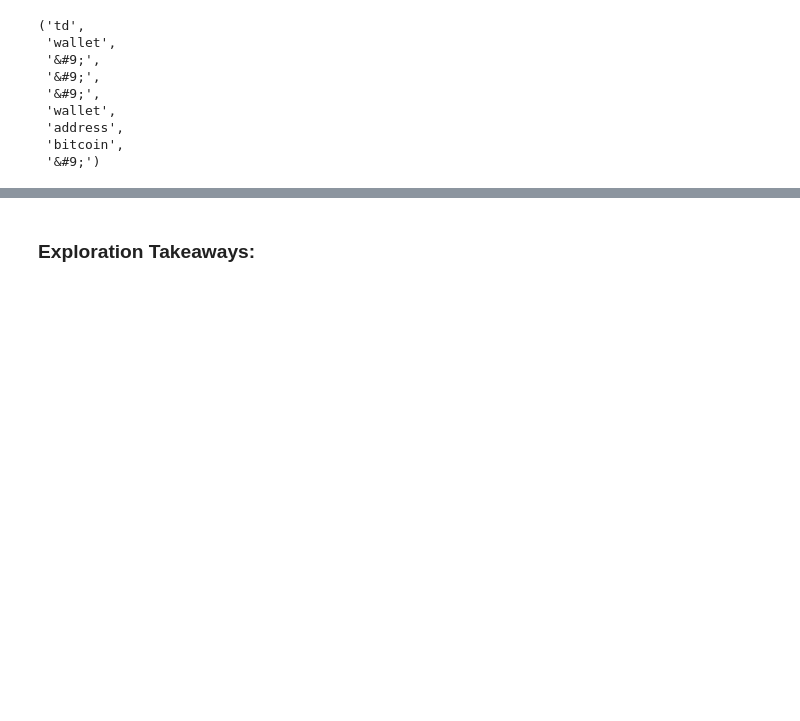
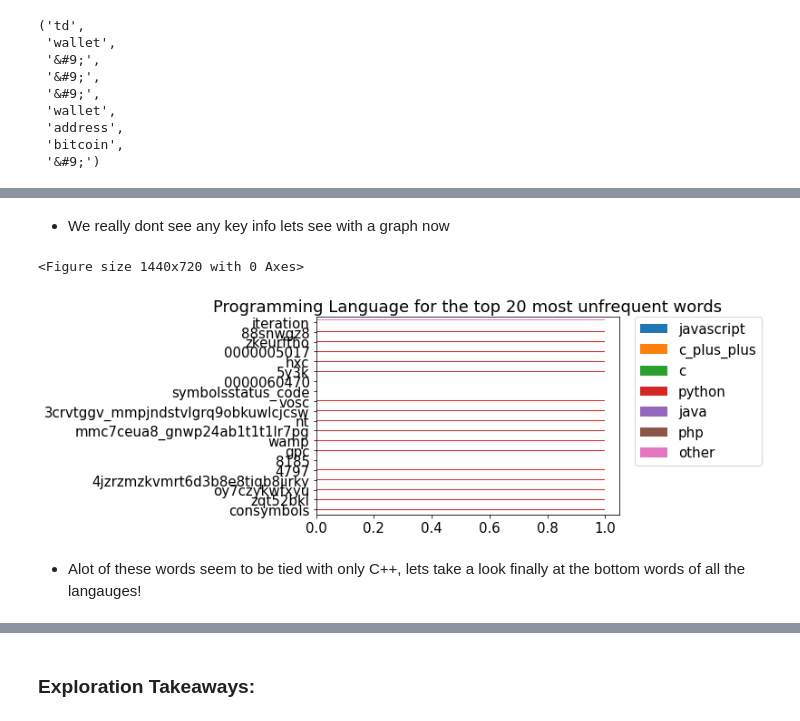
Before and after one commit to TeamAwesomeQuackers/NLP_Project, a Jupyter notebook: Final_NLP_Project.ipynb, the cells around one changed output, grey strips where cells are left out. Cells and saved outputs as stored; diff of their text form; code cells hidden in the pictures; blank space fills up the shorter version.

```diff
--- a/Final_NLP_Project.ipynb
+++ b/Final_NLP_Project.ipynb
@@ -233,0 +257,20 @@ javascript_freq.idxmax(), java_freq.idxmax(), c_plus_plus_freq.idxmax(), c_freq.
+# %% [markdown]
+* We really dont see any key info lets see with a graph now
+# %%
+plt.figure(figsize=(20,10))
+plt.rc('font', size=15)
+word_counts.sort_values('all', ascending=False).tail(20)[['javascript',
+'c_plus_plus',
+'c',
+'python',
+'java',
+'php',
+'other'
+]].plot.barh()
+plt.title('Programming Language for the top 20 most unfrequent words')
+plt.legend(bbox_to_anchor=(1.05, 1), loc='upper left', borderaxespad=0);
+# %% [output]
+<Figure size 1440x720 with 0 Axes>
+[figure, added]
+# %% [markdown]
+* Alot of these words seem to be tied with only C++, lets take a look finally at the bottom words of all the langauges!
```
Also changed, not shown: parts of 4 cells of this notebook.
